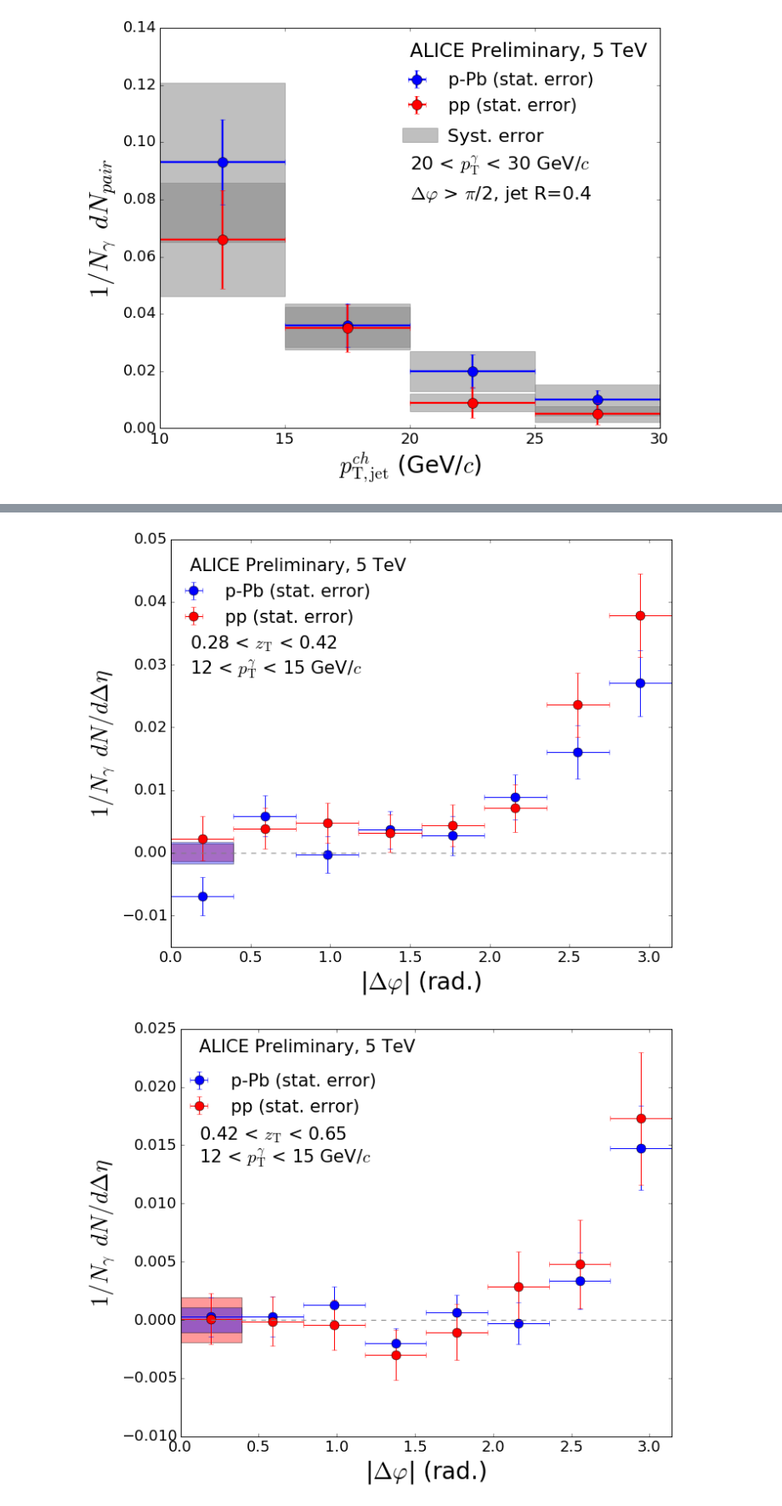
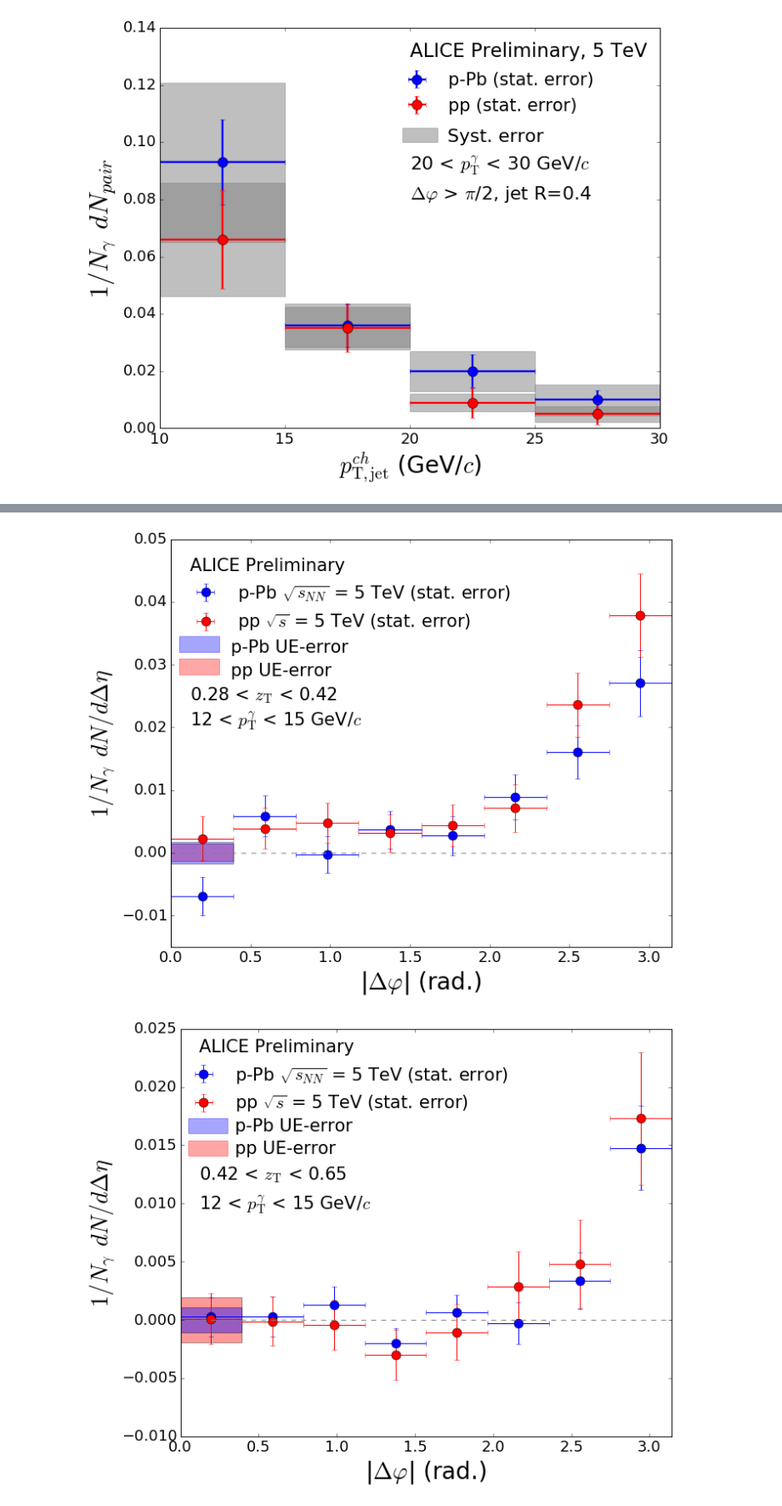
Before and after one commit to josegsoria/Analyses, a Jupyter notebook: Multiple Preliminary Plots.ipynb, the cells around one changed output, grey strips where cells are left out. Shown at 85% size. Drawn from its saved outputs; the diff is of its cells as text; code cells hidden in the pictures.

```diff
--- a/Multiple Preliminary Plots.ipynb
+++ b/Multiple Preliminary Plots.ipynb
@@ -407,9 +427,9 @@ fig = plt.figure(figsize=(10,8))
 
 ax = fig.add_subplot(111)
 
-plt.errorbar(delta_phi_centers,pPb_corr_3,xerr=delta_phi_bin_width,yerr=pPb_corr_3_err,fmt='bo',label='p-Pb (stat. error)',markersize=11)
+plt.errorbar(delta_phi_centers,pPb_corr_3,xerr=delta_phi_bin_width,yerr=pPb_corr_3_err,fmt='bo',label=r'p-Pb $\sqrt{s_{NN}}$ = 5 TeV (stat. error)',markersize=11)
 
-plt.errorbar(delta_phi_centers,pp_corr_3,xerr=delta_phi_bin_width,yerr=pp_corr_3_err,fmt='ro',label='pp (stat. error)',markersize=11)
+plt.errorbar(delta_phi_centers,pp_corr_3,xerr=delta_phi_bin_width,yerr=pp_corr_3_err,fmt='ro',label=r'pp $\sqrt{s}$ = 5 TeV (stat. error)',markersize=11)
 
 #####Add labels to the figure#####
 
@@ -421,10 +441,20 @@ plt.ylim((-0.015,0.05))
 plt.yticks(np.arange(-0.01,0.06,0.01))
 plt.yticks(fontsize=18)
 
-plt.text(0.12,0.045,'ALICE Preliminary, 5 TeV',fontsize=21)
-plt.text(0.12,0.0325,r'0.28 < $z_\mathrm{T}$ < 0.42',fontsize=21)
-plt.text(0.12,0.0285,r'12 < $p_\mathrm{T}^{\gamma}$ < 15 GeV/$c$',fontsize=21)
-plt.legend(bbox_to_anchor=(0.43,0.93),fontsize=21,frameon=False,numpoints=1)
+plt.text(0.12,0.045,'ALICE Preliminary',fontsize=21)
+plt.text(0.12,0.0243,r'0.28 < $z_\mathrm{T}$ < 0.42',fontsize=21)
+plt.text(0.12,0.0203,r'12 < $p_\mathrm{T}^{\gamma}$ < 15 GeV/$c$',fontsize=21)
+plt.legend(bbox_to_anchor=(0.71,0.93),fontsize=21,frameon=False,numpoints=1)
+
+r1 = patches.Rectangle((0.05,0.032),0.25,0.0025, color='blue', alpha=0.35)
+ax.add_patch(r1)
+
+r2 = patches.Rectangle((0.05,0.0284),0.25,0.0025, color='red', alpha=0.35)
+ax.add_patch(r2)
+
+plt.text(0.378,0.032,'p-Pb UE-error',fontsize=21)
+
+plt.text(0.378,0.0283,'pp UE-error',fontsize=21)
 
 #####Make the uncertainty in ue band#####
 
@@ -439,7 +469,7 @@ fig.tight_layout()
 plt.show()
 fig.savefig('Gamma_hadron_corr_zT_3.pdf')
 # %% [output]
-[figure, old version]
+[figure, new version]
 # %%
 #####Plot of gamma hadron correlation for fourth zT bin#####
 
@@ -462,37 +492,47 @@ pp_corr_4_err = np.array([0.0021735356798088653, 0.002086613419691391, 0.0021645
 fig = plt.figure(figsize=(10,8))
 
 ax = fig.add_subplot(111)
 
-plt.errorbar(delta_phi_centers,pPb_corr_4,xerr=delta_phi_bin_width,yerr=pPb_corr_4_err,fmt='bo',label='p-Pb (stat. error)',markersize=11)
+plt.errorbar(delta_phi_centers,pPb_corr_4,xerr=delta_phi_bin_width,yerr=pPb_corr_4_err,fmt='bo',label=r'p-Pb $\sqrt{s_{NN}}$ = 5 TeV (stat. error)',markersize=11)
 
-plt.errorbar(delta_phi_centers,pp_corr_4,xerr=delta_phi_bin_width,yerr=pp_corr_4_err,fmt='ro',label='pp (stat. error)',markersize=11)
+plt.errorbar(delta_phi_centers,pp_corr_4,xerr=delta_phi_bin_width,yerr=pp_corr_4_err,fmt='ro',label=r'pp $\sqrt{s}$ = 5 TeV (stat. error)',markersize=11)
 
 #####Add labels to the figure#####
 
 plt.xlabel(r'|$\Delta \varphi$| (rad.)',fontsize=28)
 plt.xticks(fontsize=18)
 plt.xlim((0,3.14159))
 plt.ylabel(r'$1/N_{\gamma} \: \: dN/d\Delta \eta$',fontsize=28)
 plt.ylim((-0.007,0.025))
 plt.yticks(np.arange(-0.010,0.027,0.005))
 plt.yticks(fontsize=18)
 
-plt.text(0.12,0.023,'ALICE Preliminary, 5 TeV',fontsize=21)
-plt.text(0.12,0.0155,r'0.42 < $z_\mathrm{T}$ < 0.65',fontsize=21)
-plt.text(0.12,0.0135,r'12 < $p_\mathrm{T}^{\gamma}$ < 15 GeV/$c$',fontsize=21)
-plt.legend(bbox_to_anchor=(0.43,0.93),fontsize=21,frameon=False,numpoints=1)
+plt.text(0.12,0.023,'ALICE Preliminary',fontsize=21)
+plt.text(0.12,0.012,r'0.42 < $z_\mathrm{T}$ < 0.65',fontsize=21)
+plt.text(0.12,0.0095,r'12 < $p_\mathrm{T}^{\gamma}$ < 15 GeV/$c$',fontsize=21)
+plt.legend(bbox_to_anchor=(0.7,0.95),fontsize=21,frameon=False,numpoints=1)
+
+r1 = patches.Rectangle((0.05,0.016),0.25,0.0013, color='blue', alpha=0.35)
+ax.add_patch(r1)
+
+r2 = patches.Rectangle((0.05,0.0141),0.25,0.0013, color='red', alpha=0.35)
+ax.add_patch(r2)
+
+plt.text(0.35,0.0162,'p-Pb UE-error',fontsize=21)
+
+plt.text(0.35,0.0143,'pp UE-error',fontsize=21)
 
 #####Make the uncertainty in ue band#####
 
 ax.fill_between(ue_error_bar,-0.001914,0.001914,facecolor='red',alpha=0.4)
 ax.fill_between(ue_error_bar,-0.001049,0.001049,facecolor='blue',alpha=0.4)
 
 plt.axhline(y=0,color='gray',linestyle='--',linewidth=1.3,alpha=0.8)
 
 #########################################
 
 fig.tight_layout()
 plt.show()
 fig.savefig('Gamma_hadron_corr_zT_4.pdf')
 # %% [output]
-[figure, old version]
+[figure, new version]
```
Also changed, not shown: parts of 3 cells of this notebook.
